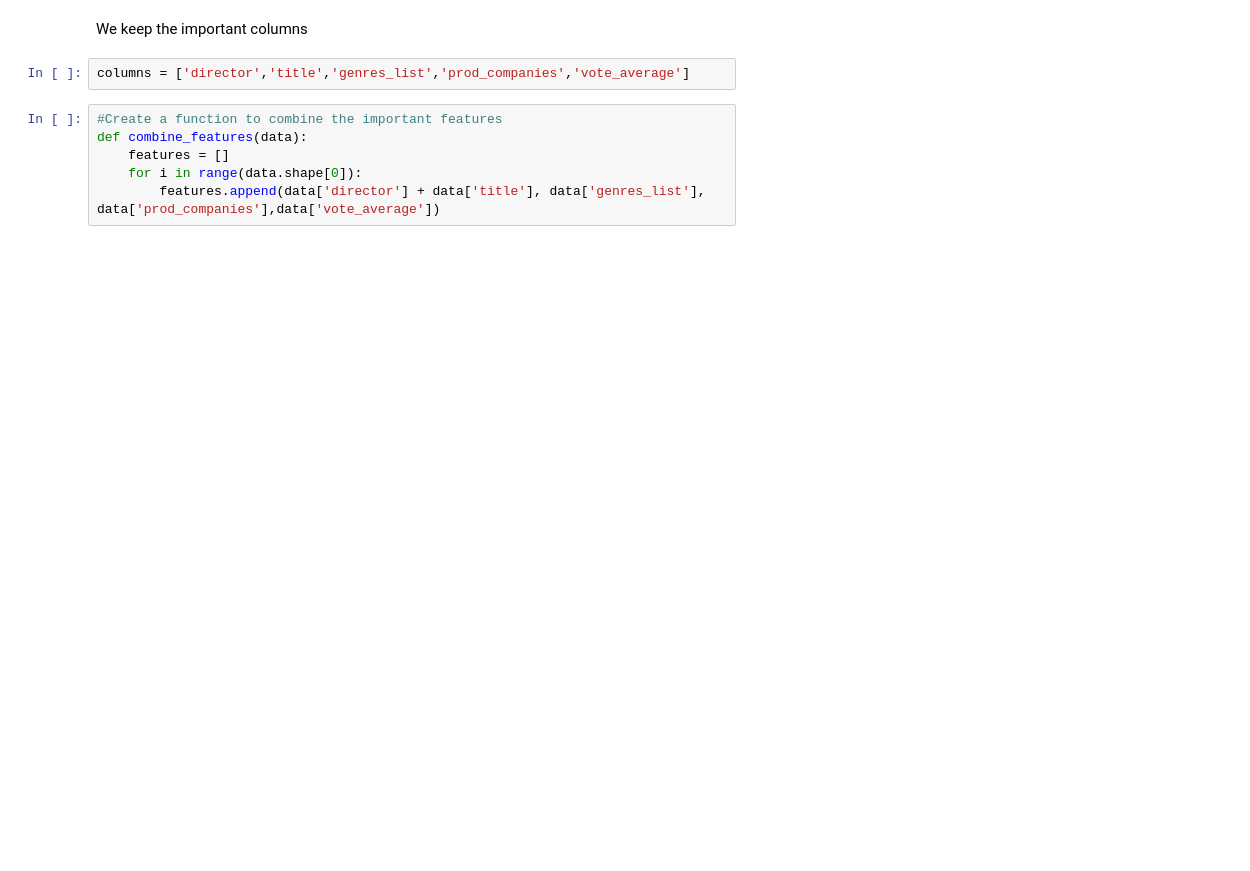
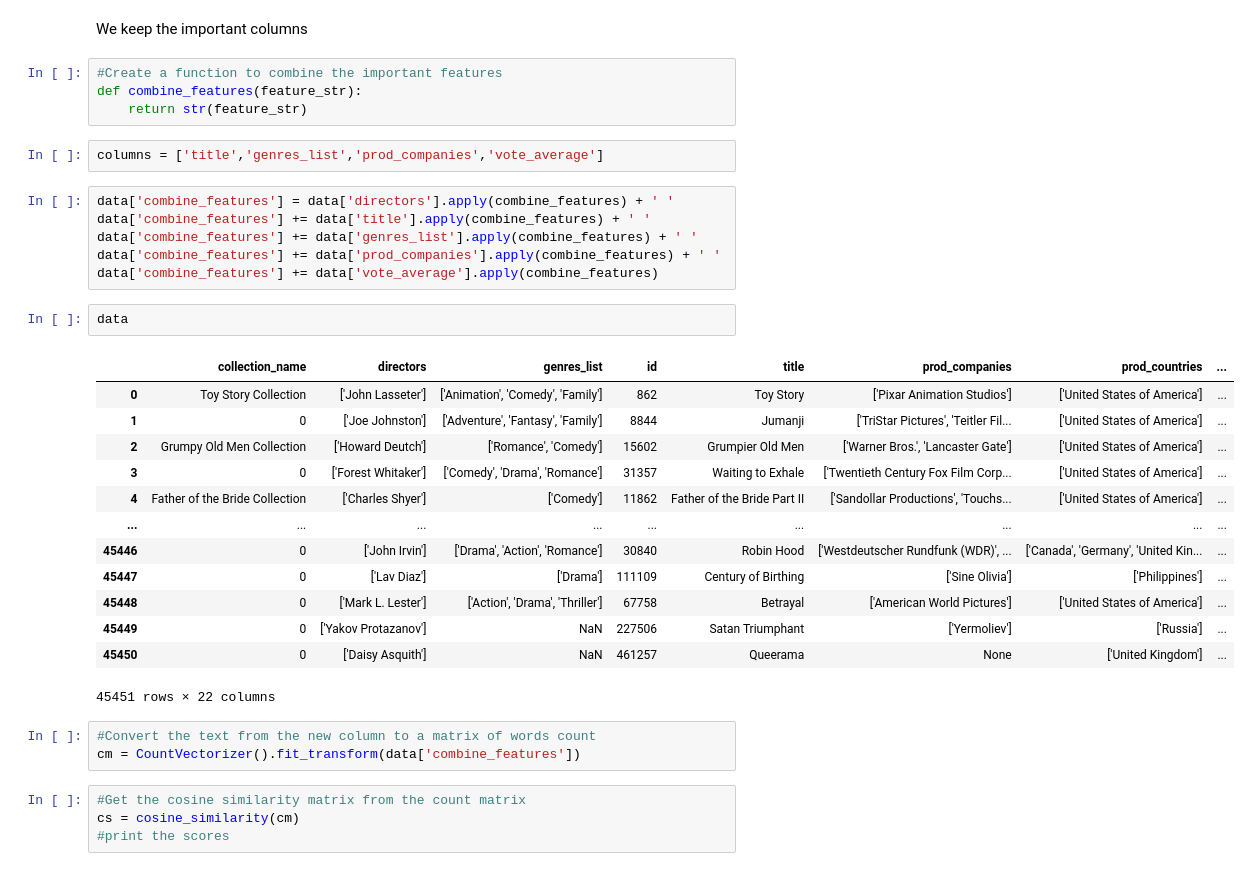
Before and after one commit to whipped-coffee/Brizuela-Leonel-MLOps-Recommendation-System, a Jupyter notebook: recommendation.ipynb, the cells around one changed output. Cells and saved outputs as stored; diff of their text form; blank space fills up the shorter version.

```diff
--- a/recommendation.ipynb
+++ b/recommendation.ipynb
@@ -29,11 +31,38 @@ data
 45451 rows × 21 columns
 # %% [markdown]
 We keep the important columns
+# %%
+#Create a function to combine the important features
+def combine_features(feature_str):
+    return str(feature_str)
 # %%
-columns = ['director','title','genres_list','prod_companies','vote_average']
+columns = ['title','genres_list','prod_companies','vote_average']
-# %%
-#Create a function to combine the important features
-def combine_features(data):
-    features = []
-    for i in range(data.shape[0]):
-        features.append(data['director'] + data['title'], data['genres_list'], data['prod_companies'],data['vote_average'])
+# %%
+data['combine_features'] = data['directors'].apply(combine_features) + ' '
+data['combine_features'] += data['title'].apply(combine_features) + ' '
+data['combine_features'] += data['genres_list'].apply(combine_features) + ' '
+data['combine_features'] += data['prod_companies'].apply(combine_features) + ' '
+data['combine_features'] += data['vote_average'].apply(combine_features)
+# %%
+data
+# %% [output]
+|  | collection_name | directors | genres_list | id | title | prod_companies | prod_countries | ... |
+| 0 | Toy Story Collection | ['John Lasseter'] | ['Animation', 'Comedy', 'Family'] | 862 | Toy Story | ['Pixar Animation Studios'] | ['United States of America'] | ... |
+| 1 | 0 | ['Joe Johnston'] | ['Adventure', 'Fantasy', 'Family'] | 8844 | Jumanji | ['TriStar Pictures', 'Teitler Fil... | ['United States of America'] | ... |
+| 2 | Grumpy Old Men Collection | ['Howard Deutch'] | ['Romance', 'Comedy'] | 15602 | Grumpier Old Men | ['Warner Bros.', 'Lancaster Gate'] | ['United States of America'] | ... |
+| 3 | 0 | ['Forest Whitaker'] | ['Comedy', 'Drama', 'Romance'] | 31357 | Waiting to Exhale | ['Twentieth Century Fox Film Corp... | ['United States of America'] | ... |
+| 4 | Father of the Bride Collection | ['Charles Shyer'] | ['Comedy'] | 11862 | Father of the Bride Part II | ['Sandollar Productions', 'Touchs... | ['United States of America'] | ... |
+| ... | ... | ... | ... | ... | ... | ... | ... | ... |
+| 45446 | 0 | ['John Irvin'] | ['Drama', 'Action', 'Romance'] | 30840 | Robin Hood | ['Westdeutscher Rundfunk (WDR)', ... | ['Canada', 'Germany', 'United Kin... | ... |
+| 45447 | 0 | ['Lav Diaz'] | ['Drama'] | 111109 | Century of Birthing | ['Sine Olivia'] | ['Philippines'] | ... |
+| 45448 | 0 | ['Mark L. Lester'] | ['Action', 'Drama', 'Thriller'] | 67758 | Betrayal | ['American World Pictures'] | ['United States of America'] | ... |
+| 45449 | 0 | ['Yakov Protazanov'] | NaN | 227506 | Satan Triumphant | ['Yermoliev'] | ['Russia'] | ... |
+| 45450 | 0 | ['Daisy Asquith'] | NaN | 461257 | Queerama | None | ['United Kingdom'] | ... |
+45451 rows × 22 columns
+# %%
+#Convert the text from the new column to a matrix of words count
+cm = CountVectorizer().fit_transform(data['combine_features'])
+# %%
+#Get the cosine similarity matrix from the count matrix
+cs = cosine_similarity(cm)
+#print the scores
```
Also changed, not shown: parts of 2 cells of this notebook, 7 other files.
